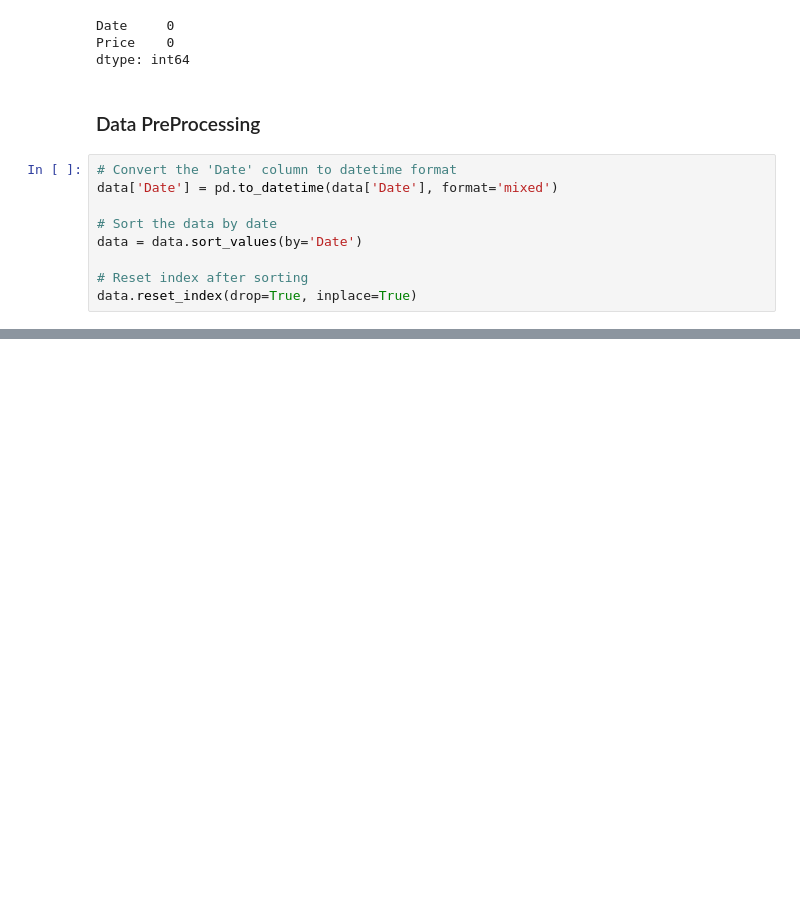
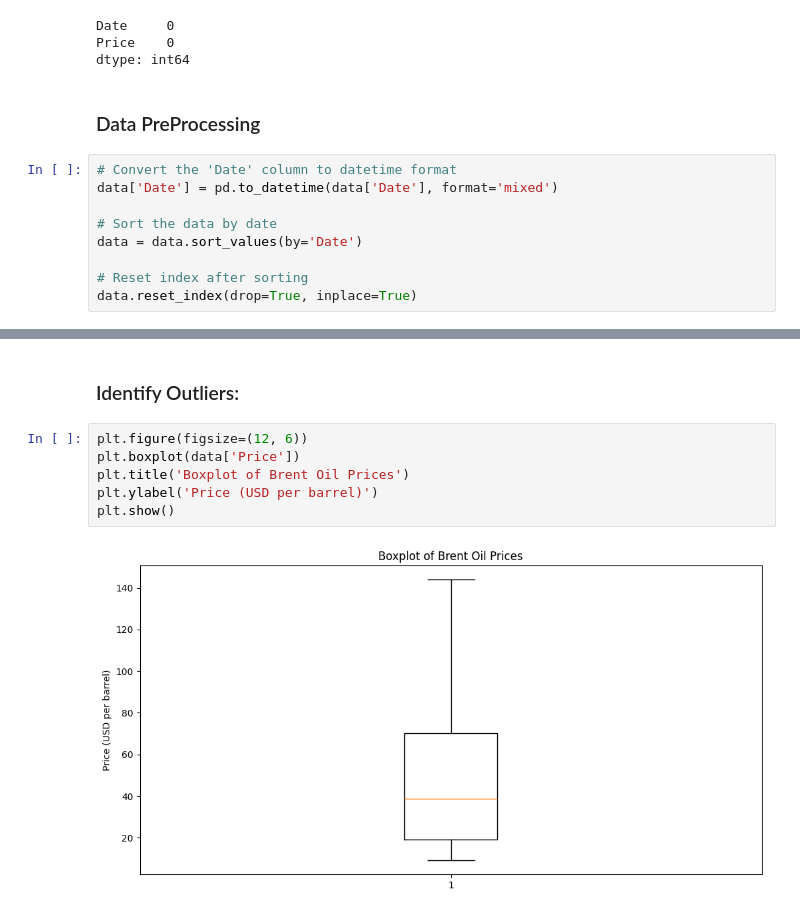
Before and after one commit to Ermi23/Oil-Price-Insights, a Jupyter notebook: notebooks/Data_Analysis_Workflow.ipynb, the cells around one changed output, grey strips where cells are left out. Drawn from its saved outputs; the diff is of its cells as text; blank space fills up the shorter version.

```diff
--- a/notebooks/Data_Analysis_Workflow.ipynb
+++ b/notebooks/Data_Analysis_Workflow.ipynb
@@ -102,0 +132,10 @@ data.reset_index(drop=True, inplace=True)
+# %% [markdown]
+### Identify Outliers:
+# %%
+plt.figure(figsize=(12, 6))
+plt.boxplot(data['Price'])
+plt.title('Boxplot of Brent Oil Prices')
+plt.ylabel('Price (USD per barrel)')
+plt.show()
+# %% [output]
+[figure, added]
```
Also changed, not shown: parts of 6 cells of this notebook.
